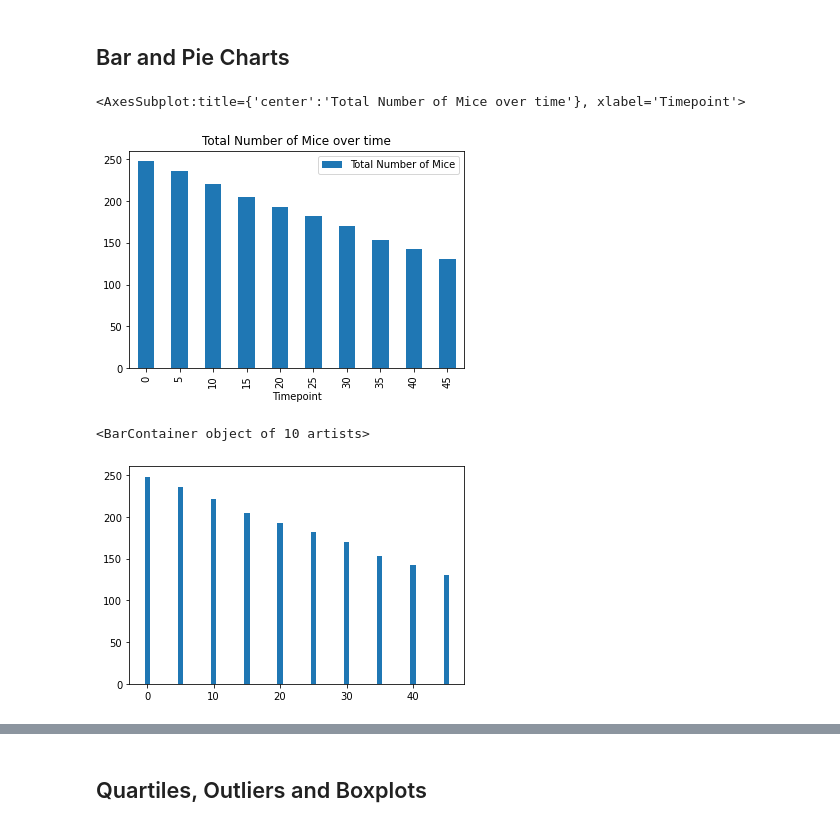
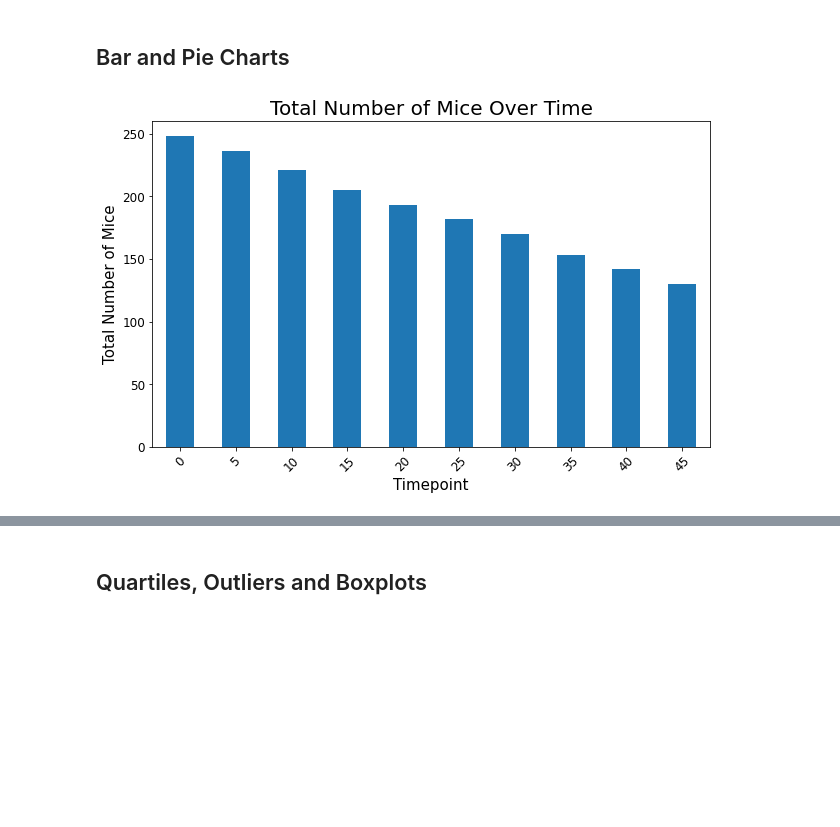
Before and after one commit to James-Akerman/Matplotlib-challenge, a Jupyter notebook: Pymaceuticals/pymaceuticals_James-Akerman.ipynb, the cells around one changed output, grey strips where cells are left out. Drawn from its saved outputs; the diff is of its cells as text; code cells hidden in the pictures; blank space fills up the shorter version.

```diff
--- a/Pymaceuticals/pymaceuticals_James-Akerman.ipynb
+++ b/Pymaceuticals/pymaceuticals_James-Akerman.ipynb
@@ -133,20 +154,20 @@ NameError: name 'Drug_Regimen_Table' is not defined
 # %%
 # Generate a bar plot showing the total number of mice for each treatment throughout the course of the study using pandas.
 
 # Step 1: Get the total number of mice for each time period
-mouse_numbers_over_time = cleaned_data[["Timepoint","Mouse ID"]].groupby("Timepoint").count().reset_index()
+mouse_numbers_over_time = cleaned_data[["Timepoint", "Mouse ID"]].groupby("Timepoint").count().reset_index()
+
 # Step 2: Rename the "Mouse ID" column
 mouse_numbers_over_time = mouse_numbers_over_time.rename(columns={"Mouse ID" : "Total Number of Mice"})
 
 # Step 3: Plot the data
-mouse_numbers_over_time.plot(kind = "bar", x = "Timepoint", y = "Total Number of Mice",
-                            title = "Total Number of Mice over time")
+ax = mouse_numbers_over_time.plot(kind = "bar", x = "Timepoint", y = "Total Number of Mice", figsize = (10,6), legend = None)
+
+# Step 4: Reformat all the labels, titles, and ticks
+ax.set_xlabel(xlabel = "Timepoint", size = 15)
+ax.set_ylabel(ylabel = "Total Number of Mice", size = 15)
+ax.set_title("Total Number of Mice Over Time", size = 20)
+ax.xaxis.set_tick_params(labelsize = 12, rotation = 45)
+ax.yaxis.set_tick_params(labelsize = 12)
 # %% [output]
-<AxesSubplot:title={'center':'Total Number of Mice over time'}, xlabel='Timepoint'>
-[figure, old version]
+[figure, new version]
-# %%
-# Generate a bar plot showing the total number of mice for each treatment throughout the course of the study using pyplot.
-plt.bar( mouse_numbers_over_time["Timepoint"], mouse_numbers_over_time["Total Number of Mice"] )
-# %% [output]
-<BarContainer object of 10 artists>
-[figure, removed]
```
Also changed, not shown: parts of 15 cells of this notebook.
